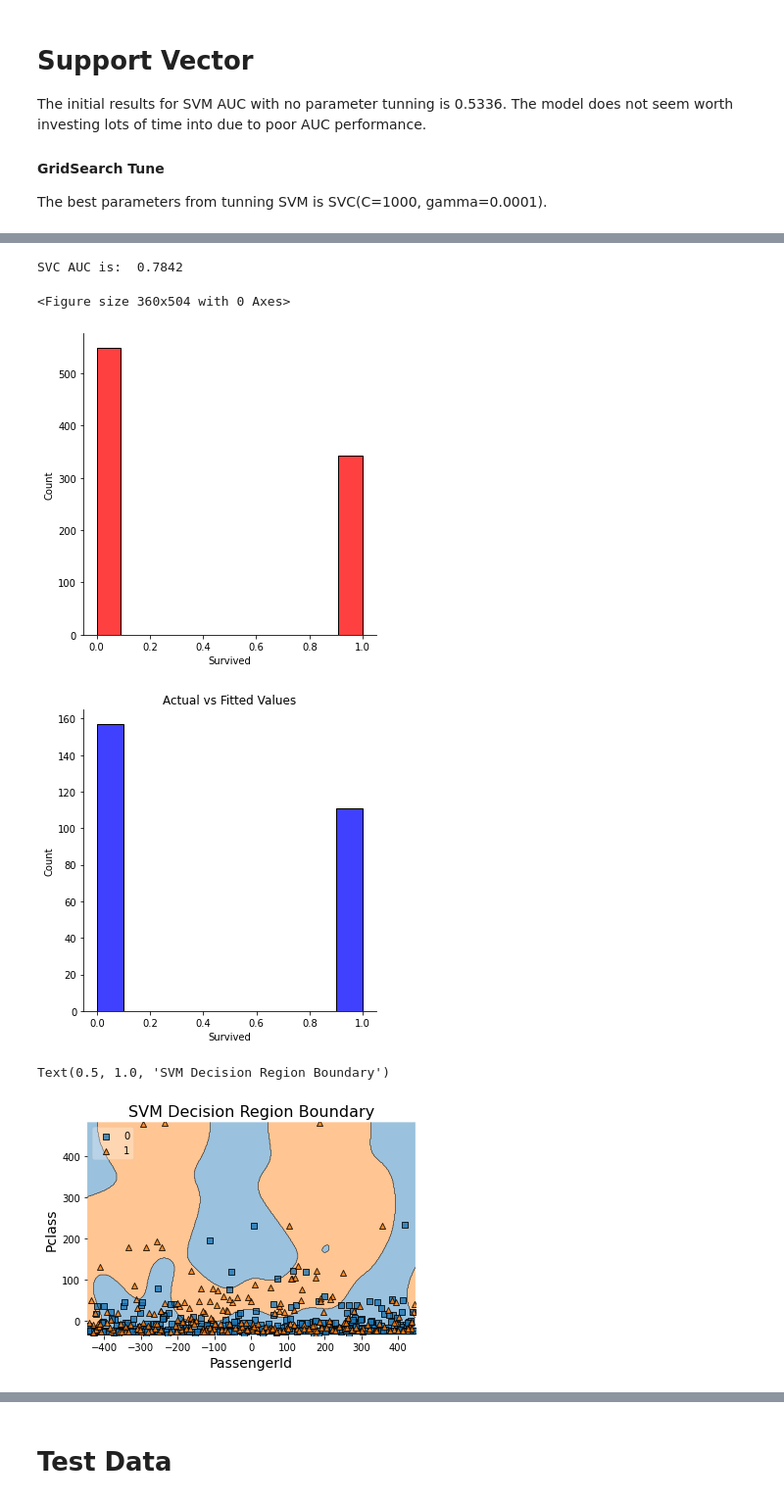
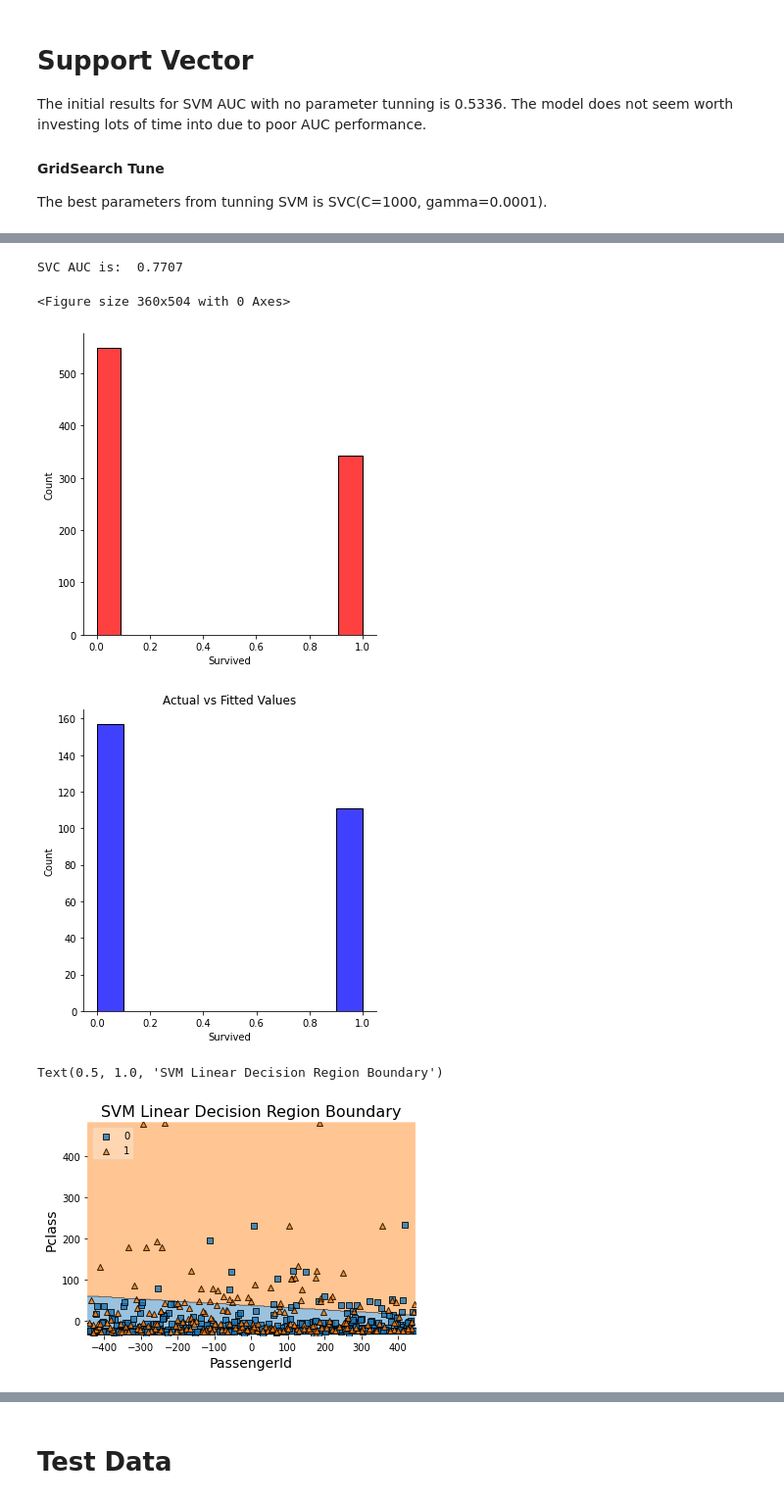
Before and after one commit to ScottySchmidt/MachineLearning, a Jupyter notebook: svmKnnGrid.ipynb, the cells around one changed output, grey strips where cells are left out. Shown at 98% size. Cells and saved outputs as stored; diff of their text form; code cells hidden in the pictures.

```diff
--- a/svmKnnGrid.ipynb
+++ b/svmKnnGrid.ipynb
@@ -295,15 +351,15 @@ Best GridSearchCV from above:
 # %%
 #Fit and Predict:
-svmFinal=SVC(C=1000, gamma=0.0001, kernel = 'linear')
+svmFinal=SVC(C=100, gamma=1, kernel = 'linear')
 svmFinal.fit(X_train, y_train)
 y_pred = svmFinal.predict(X_test)
 
 #calculate AUC of model
-svmAUC = round( metrics.roc_auc_score(y_test, y_pred, multi_class='ovr'), 4 )
+svmAUC = metrics.roc_auc_score(y_test, y_pred, multi_class='ovr').round(4)
 print("SVC AUC is: ", svmAUC)
 
 svmR2 = r2_score(y_test, y_pred).round(4)
-svmMAE=metrics.mean_absolute_error(y_test, y_pred)
+svmMAE=metrics.mean_absolute_error(y_test, y_pred).round(4)
 
 plt.figure(figsize=(5, 7))
 ax = sns.displot(y,  color="r", label="Actual Value")
@@ -311,25 +367,25 @@ sns.displot(y_test, color="b", label="Fitted Values")
 plt.title('Actual vs Fitted Values')
 plt.show()
 # %% [output]
-SVC AUC is:  0.7842
+SVC AUC is:  0.7707
 <Figure size 360x504 with 0 Axes>
 [figure]
 [figure]
 # %%
 from sklearn.decomposition import PCA
 from mlxtend.plotting import plot_decision_regions
 import numpy as np
 
-clf = SVC(C=100,gamma=0.0001)
+clf = SVC(C=1000, gamma=0.0001, kernel = 'linear')
 pca = PCA(n_components = 2)
 X_train2 = pca.fit_transform(np.array(X_train))
 y_train2=np.array(y_train)
 clf.fit(X_train2, y_train2)
 plot_decision_regions(X_train2, y_train2, clf=clf, legend=2)
 
 plt.xlabel(X.columns[0], size=14)
 plt.ylabel(X.columns[1], size=14)
-plt.title('SVM Decision Region Boundary', size=16)
+plt.title('SVM Linear Decision Region Boundary', size=16)
 # %% [output]
-Text(0.5, 1.0, 'SVM Decision Region Boundary')
+Text(0.5, 1.0, 'SVM Linear Decision Region Boundary')
-[figure, old version]
+[figure, new version]
```
Also changed, not shown: parts of 9 cells of this notebook.
